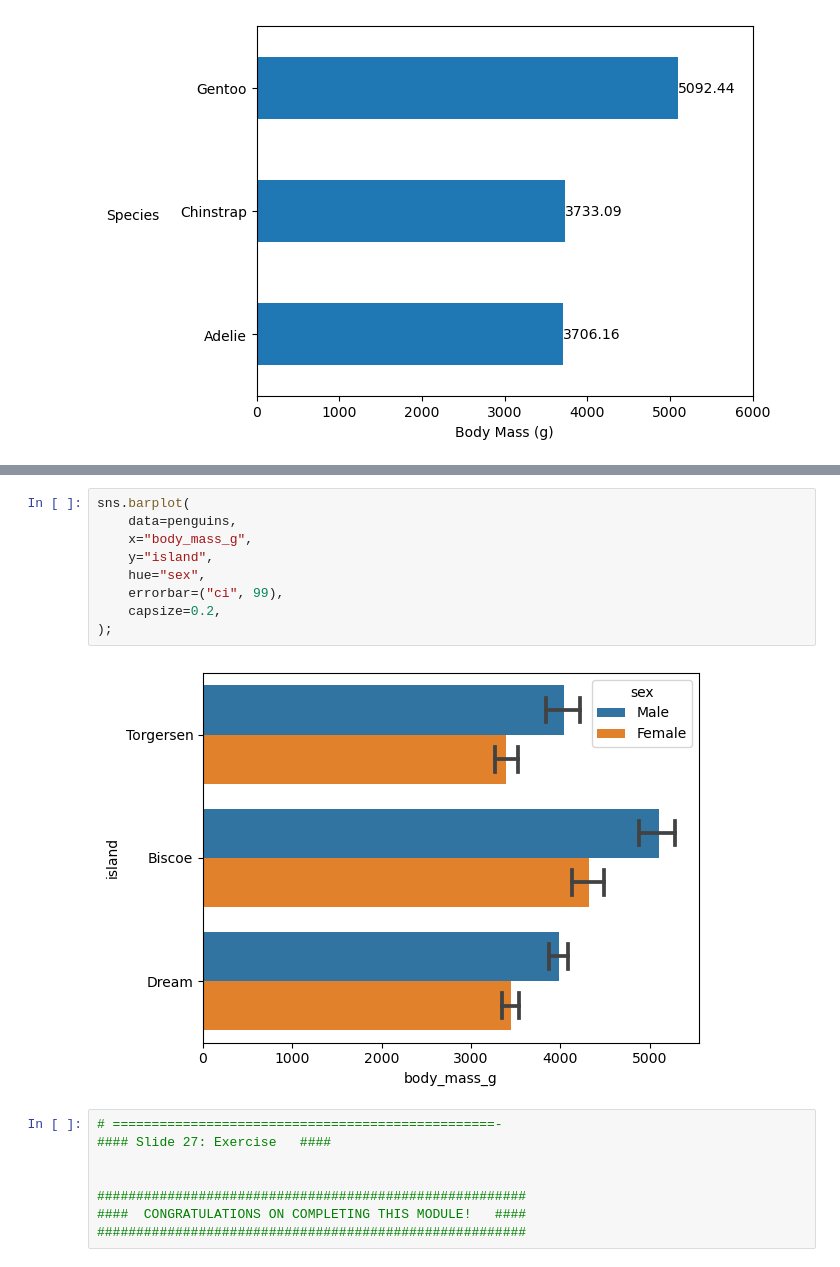
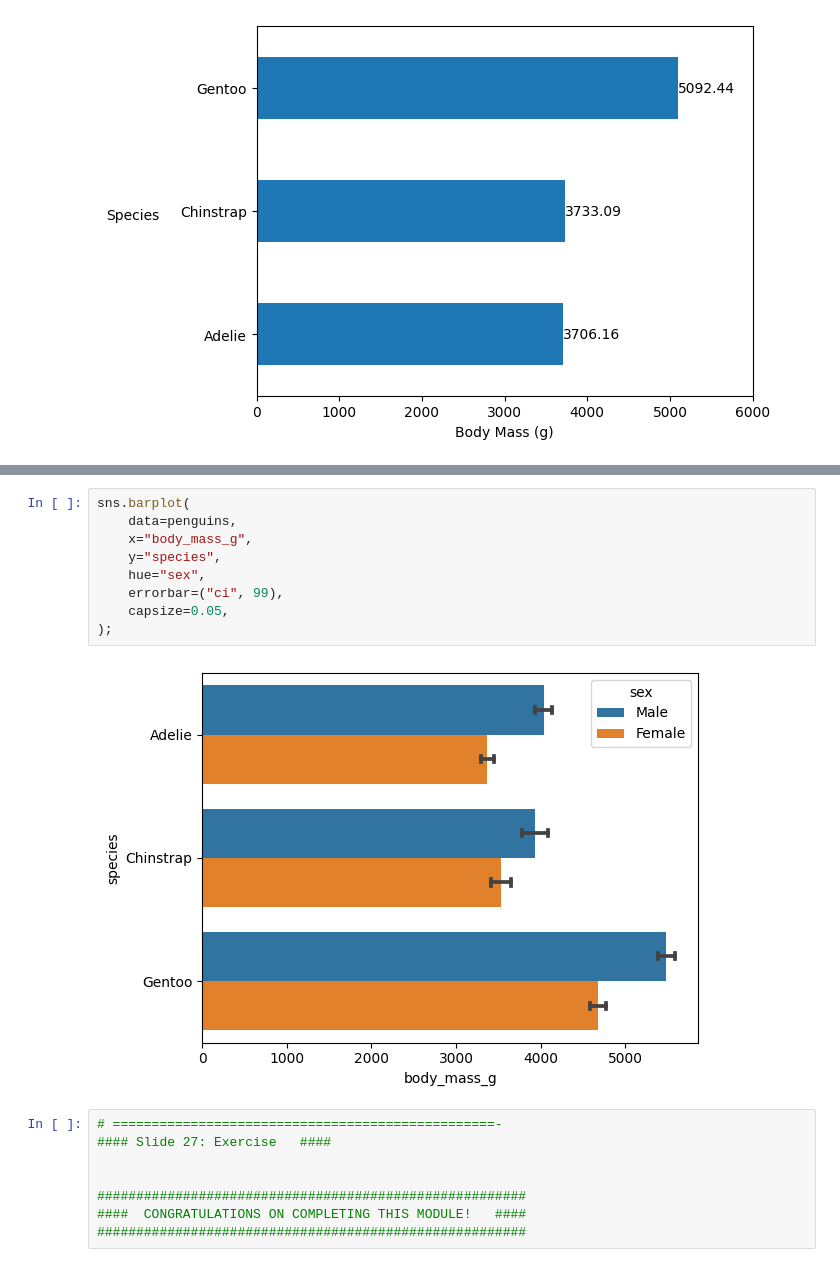
Before and after one commit to jorge-gx/Data-Visualization-with-Python, a Jupyter notebook: Seaborn/Seaborn-code.ipynb, the cells around one changed output, grey strips where cells are left out. Saved outputs shown, nothing was run; the diff lists cells and outputs as text.

```diff
--- a/Seaborn/Seaborn-code.ipynb
+++ b/Seaborn/Seaborn-code.ipynb
@@ -399,14 +426,14 @@ for i in ax.containers:
 # %%
 sns.barplot(
     data=penguins,
     x="body_mass_g",
-    y="island",
+    y="species",
     hue="sex",
     errorbar=("ci", 99),
-    capsize=0.2,
+    capsize=0.05,
 );
 # %% [output]
-[figure, old version]
+[figure, new version]
 # %%
 # =================================================-
 #### Slide 27: Exercise   ####
```
Also changed, not shown: parts of 15 cells of this notebook, 1 other file.
